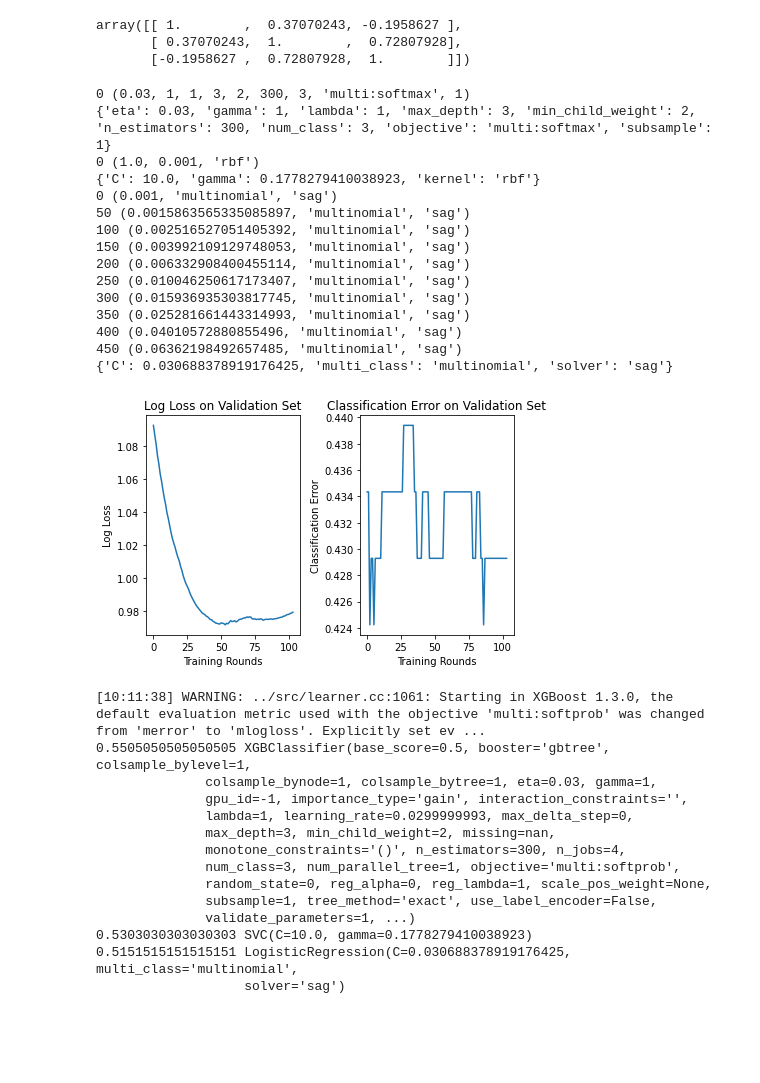
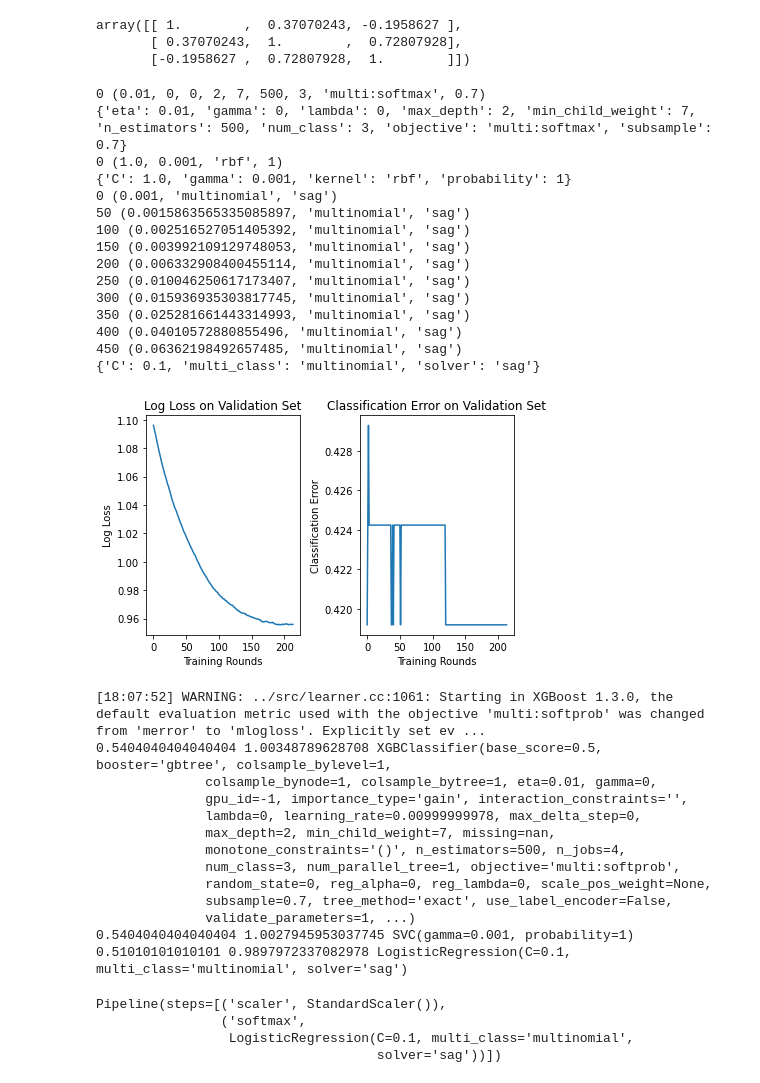
Before and after one commit to spsinha/Prem-Match-Classifier, a Jupyter notebook: classifier.ipynb, the cells around one changed output. Drawn from its saved outputs; the diff is of its cells as text; code cells hidden in the pictures; blank space fills up the shorter version.

Commit message:
changed sklearn selection criterion to logloss and fixed issue with neural net tuning

```diff
--- a/classifier.ipynb
+++ b/classifier.ipynb
@@ -174,8 +175,8 @@ def tune_hyperparams(mod, Xtr, ytr, Xval, yval, param_grid, fit_param_dic):
         mod.set_params(**dict(zip(keys, params)))
         pipe = Pipeline(steps=[('scaler', preprocessing.StandardScaler()), ('clf', mod)])
         pipe.fit(Xtr, ytr, **fit_param_dic)
-        validation_scores[params] = pipe.score(Xval, yval)
-    best_params = max(validation_scores, key=validation_scores.get)
+        validation_scores[params] = log_loss(y_val, pipe.predict_proba(X_val), labels=y_val)
+    best_params = min(validation_scores, key=validation_scores.get)
     best_params_dic = dict(zip(keys, best_params))
 
     return validation_scores, best_params_dic
@@ -204,21 +205,22 @@ def model_select_sklearn(param_grid, mods, X_tr, y_tr, X_val, y_val):
     for name, mod in mods:
         fit_params = {}
         if name == 'xgb':
-            fit_params = {'clf__early_stopping_rounds': 50, 'clf__eval_set': [(X_val.values, y_val.values)],
+            fit_params = {'clf__early_stopping_rounds': 20, 'clf__eval_set': [(X_val.values, y_val.values)],
                           'clf__eval_metric':['merror','mlogloss'], 'clf__verbose':False}
         val_scores, best_params = tune_hyperparams(mod, X_tr, y_tr, X_val, y_val, param_grids[name], fit_params)
         print(best_params)
         pipe = Pipeline(steps=[('scaler', preprocessing.StandardScaler()), (name, mod.set_params(**best_params))])
         optimal_mods.append(pipe)
     plot_xgb(optimal_mods[0]['xgb'])
-    top_score = 0
+    top_logloss = np.inf
     for mod in optimal_mods:
         mod.fit(pd.concat((X_tr, X_val)), pd.concat((y_tr, y_val)))  #refit best models on training and validation sets
-        test_score = mod.score(X_tst, y_tst)
-        print(test_score, mod[1])
-        if test_score >= top_score:
+        test_acc = mod.score(X_tst, y_tst)
+        test_logloss = log_loss(y_tst, mod.predict_proba(X_tst), labels=y_tst)
+        print(test_acc, test_logloss, mod[1])
+        if test_logloss <= top_logloss:
             best_mod = mod
-            top_score = test_score
+            top_logloss = test_logloss
 
     return best_mod
 
@@ -234,59 +236,63 @@ def plot_xgb(mod):
     ax[0].set(xlabel = 'Training Rounds', ylabel = 'Log Loss')
     ax[1].set(xlabel='Training Rounds', ylabel='Classification Error')
     ax[0].set_title('Log Loss on Validation Set')
     ax[1].set_title('Classification Error on Validation Set')
     plt.tight_layout()
     plt.show()
 
 
 param_grids = {'xgb':
-               {'subsample': [1],
-                'gamma': [1],
-                'lambda':[1],
-                'eta': [.03], 'n_estimators': [300],
-                'min_child_weight': [2], 'max_depth': [3],
+               {'subsample': [.7] ,
+                'gamma': [0],
+                'lambda': [0],
+                'eta': [.01], 'n_estimators': [500],
+                'min_child_weight': [7], 'max_depth': [2],
                 'objective': ['multi:softmax'],
                 'num_class': [3]
                },
                'svc':
-               {'C': np.logspace(0,3,4), 'gamma': np.geomspace(1e-3,1,5), 'kernel':['rbf']},
+               {'C': np.logspace(0,3,4), 'gamma': np.geomspace(1e-3,1,5), 'kernel':['rbf'], 'probability':[1]},
                'softmax':
                {'C': np.geomspace(1e-3, 1e-1, 500), 'multi_class': ['multinomial'], 'solver': ['sag']}
             }
 mods = [('xgb', XGBClassifier(use_label_encoder=False)), ('svc', SVC()), ('softmax', LogisticRegression())]
 
 best_mod_sklearn = model_select_sklearn(param_grids, mods, X_tr, y_tr, X_val, y_val)
+best_mod_sklearn
 # %% [output]
-0 (0.03, 1, 1, 3, 2, 300, 3, 'multi:softmax', 1)
-{'eta': 0.03, 'gamma': 1, 'lambda': 1, 'max_depth': 3, 'min_child_weight': 2, 'n_estimators': 300, 'num_class': 3, 'objective': 'multi:softmax', 'subsample': 1}
-0 (1.0, 0.001, 'rbf')
-{'C': 10.0, 'gamma': 0.1778279410038923, 'kernel': 'rbf'}
+0 (0.01, 0, 0, 2, 7, 500, 3, 'multi:softmax', 0.7)
+{'eta': 0.01, 'gamma': 0, 'lambda': 0, 'max_depth': 2, 'min_child_weight': 7, 'n_estimators': 500, 'num_class': 3, 'objective': 'multi:softmax', 'subsample': 0.7}
+0 (1.0, 0.001, 'rbf', 1)
+{'C': 1.0, 'gamma': 0.001, 'kernel': 'rbf', 'probability': 1}
 0 (0.001, 'multinomial', 'sag')
 50 (0.0015863565335085897, 'multinomial', 'sag')
 100 (0.002516527051405392, 'multinomial', 'sag')
 150 (0.003992109129748053, 'multinomial', 'sag')
 200 (0.006332908400455114, 'multinomial', 'sag')
 250 (0.010046250617173407, 'multinomial', 'sag')
 300 (0.015936935303817745, 'multinomial', 'sag')
 350 (0.025281661443314993, 'multinomial', 'sag')
 400 (0.04010572880855496, 'multinomial', 'sag')
 450 (0.06362198492657485, 'multinomial', 'sag')
-{'C': 0.030688378919176425, 'multi_class': 'multinomial', 'solver': 'sag'}
+{'C': 0.1, 'multi_class': 'multinomial', 'solver': 'sag'}
-[figure, old version]
+[figure, new version]
-[10:11:38] WARNING: ../src/learner.cc:1061: Starting in XGBoost 1.3.0, the default evaluation metric used with the objective 'multi:softprob' was changed from 'merror' to 'mlogloss'. Explicitly set ev ...
-0.5505050505050505 XGBClassifier(base_score=0.5, booster='gbtree', colsample_bylevel=1,
-              colsample_bynode=1, colsample_bytree=1, eta=0.03, gamma=1,
+[18:07:52] WARNING: ../src/learner.cc:1061: Starting in XGBoost 1.3.0, the default evaluation metric used with the objective 'multi:softprob' was changed from 'merror' to 'mlogloss'. Explicitly set ev ...
+0.5404040404040404 1.00348789628708 XGBClassifier(base_score=0.5, booster='gbtree', colsample_bylevel=1,
+              colsample_bynode=1, colsample_bytree=1, eta=0.01, gamma=0,
               gpu_id=-1, importance_type='gain', interaction_constraints='',
-              lambda=1, learning_rate=0.0299999993, max_delta_step=0,
-              max_depth=3, min_child_weight=2, missing=nan,
-              monotone_constraints='()', n_estimators=300, n_jobs=4,
+              lambda=0, learning_rate=0.00999999978, max_delta_step=0,
+              max_depth=2, min_child_weight=7, missing=nan,
+              monotone_constraints='()', n_estimators=500, n_jobs=4,
               num_class=3, num_parallel_tree=1, objective='multi:softprob',
-              random_state=0, reg_alpha=0, reg_lambda=1, scale_pos_weight=None,
-              subsample=1, tree_method='exact', use_label_encoder=False,
+              random_state=0, reg_alpha=0, reg_lambda=0, scale_pos_weight=None,
+              subsample=0.7, tree_method='exact', use_label_encoder=False,
               validate_parameters=1, ...)
-0.5303030303030303 SVC(C=10.0, gamma=0.1778279410038923)
-0.5151515151515151 LogisticRegression(C=0.030688378919176425, multi_class='multinomial',
-                   solver='sag')
+0.5404040404040404 1.0027945953037745 SVC(gamma=0.001, probability=1)
+0.51010101010101 0.9897972337082978 LogisticRegression(C=0.1, multi_class='multinomial', solver='sag')
+Pipeline(steps=[('scaler', StandardScaler()),
+                ('softmax',
+                 LogisticRegression(C=0.1, multi_class='multinomial',
+                                    solver='sag'))])
 # %%
 import torch
 import torch.nn as nn
```
Also changed, not shown: parts of 3 cells of this notebook.
